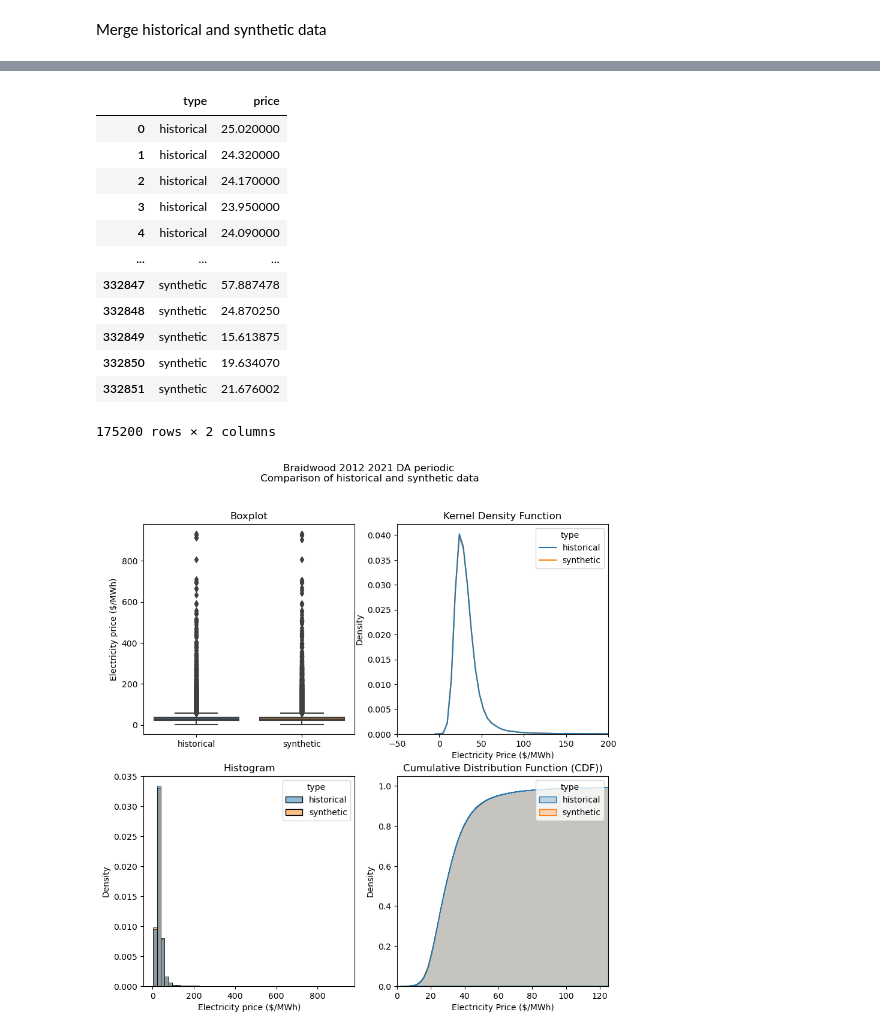
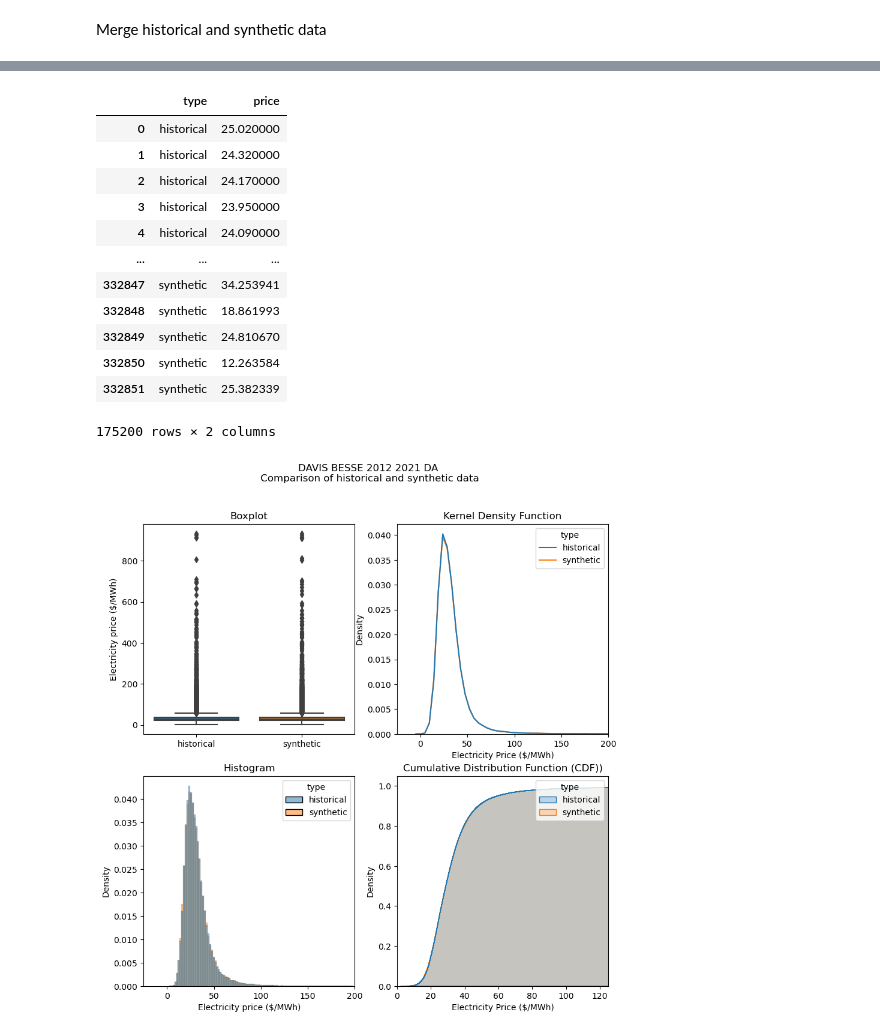
Before and after one commit to idaholab/FORCE, a Jupyter notebook: use_cases/IES_Feb23/train/ARMA_metrics.ipynb, the cells around one changed output, grey strips where cells are left out. Drawn from its saved outputs; the diff is of its cells as text; code cells hidden in the pictures.

Commit message:
Make ARMA checker notebook more efficient

```diff
--- a/use_cases/IES_Feb23/train/ARMA_metrics.ipynb
+++ b/use_cases/IES_Feb23/train/ARMA_metrics.ipynb
@@ -5,8 +5,19 @@ import numpy as np
 import matplotlib.pyplot as plt
 import os
 # %%
-#filename = './Output_2018_2021_Braidwood_periodic/synthetic.csv'
-filename = "./Output_Braidwood_2012_2021_DA_periodic/synthetic.csv"
+arma_data = {'braidwood_covid':["./Output_Braidwood_2012_2021_DA_periodic/synthetic.csv", "../data/electricity_markets/PJM_braidwood/"],
+              'braidwood_non_covid':["./Output_Braidwood_2012_2019_DA/synthetic.csv", "../data/electricity_markets/PJM_braidwood/"],
+              'davis_besse':["./Output_davis_besse_2012_2021_DA/synthetic.csv", "../data/electricity_markets/PJM_davis_besse/"]}
+
+
+case = "davis_besse"
+
+
+if case not in arma_data.keys():
+  raise KeyError("{}, Case not in dictionary".format(case))
+filename = arma_data[case][0]
+data_dir = arma_data[case][1]
+
 synthetic_df = pd.read_csv(filename)
 tag = filename.split('/')[1][7:]
 synthetic_df.head()
@@ -32,14 +43,18 @@ synthetic_df
 87600 rows × 3 columns
 # %%
-data_dir = '../data/electricity_markets/PJM_braidwood/'
+# Get year list from synthetic data
+years_list  = synthetic_df.Year.unique()
+print(years_list)
 files_names = os.listdir(data_dir)
 li = []
 for f in files_names:
-  year = int(f.split('_')[0])
-  file = data_dir+f
-  df = pd.read_csv(file)
-  df['Year'] = [year for i in range(len(df))]
-  li.append(df)
+  if f.endswith('csv'):
+    year = int(f.split('_')[0])
+    if year in years_list:
+      file = data_dir+f
+      df = pd.read_csv(file)
+      df['Year'] = [year for i in range(len(df))]
+      li.append(df)
 hist_df = pd.concat(li, axis=0, ignore_index=True)
 hist_df.rename({'price':'historical price'}, axis=1,inplace=True)
 hist_df
@@ -121,38 +137,39 @@ prices_df
 | 3 | historical | 23.950000 |
 | 4 | historical | 24.090000 |
 | ... | ... | ... |
-| 332847 | synthetic | 57.887478 |
-| 332848 | synthetic | 24.870250 |
-| 332849 | synthetic | 15.613875 |
-| 332850 | synthetic | 19.634070 |
-| 332851 | synthetic | 21.676002 |
+| 332847 | synthetic | 34.253941 |
+| 332848 | synthetic | 18.861993 |
+| 332849 | synthetic | 24.810670 |
+| 332850 | synthetic | 12.263584 |
+| 332851 | synthetic | 25.382339 |
 175200 rows × 2 columns
 # %%
 # Plot and save histograms and boxplots
 fig, axes = plt.subplots(2,2,figsize =(10,10))
 
-title = ' '.join(tag.split('_'))+'\n Comparison of historical and synthetic data'
+title = ' '.join(tag.split('_')).upper()+'\n Comparison of historical and synthetic data'
 fig.suptitle(title)
 
 sns.boxplot(ax = axes[0,0],data=prices_df, x='type', y='price')
 axes[0,0].set_title('Boxplot')
 axes[0,0].set_ylabel('Electricity price ($/MWh)')
 axes[0,0].set_xlabel('')
 
-sns.histplot(ax = axes[1,0], data=prices_df, x='price', hue='type', bins=50, stat='density', common_norm=False)
+sns.histplot(ax = axes[1,0], data=prices_df, x='price', hue='type', bins=500, stat='density', common_norm=False)
 axes[1,0].set_title('Histogram')
 axes[1,0].set_xlabel('Electricity price ($/MWh)')
+axes[1,0].set_xlim(-25,200)
 
 sns.kdeplot(ax = axes[0,1], x='price', data=prices_df, hue='type',common_norm=False)
 axes[0,1].set_title('Kernel Density Function')
 axes[0,1].set_xlabel('Electricity Price ($/MWh)')
-axes[0,1].set_xlim(-50,200)
+axes[0,1].set_xlim(-25,200)
 
 sns.histplot(ax = axes[1,1], data=prices_df, x='price', hue='type', bins=len(prices_df), stat='density', element='step', fill=True,cumulative=True, common_norm=False)
 axes[1,1].set_title('Cumulative Distribution Function (CDF))')
 axes[1,1].set_xlabel('Electricity Price ($/MWh)')
 axes[1,1].set_xlim(0,125)
 
 fig.savefig(tag+'_comparison_plots.png')
 # %% [output]
-[figure, old version]
+[figure, new version]
```
Also changed, not shown: parts of 4 cells of this notebook, 2 other files.
